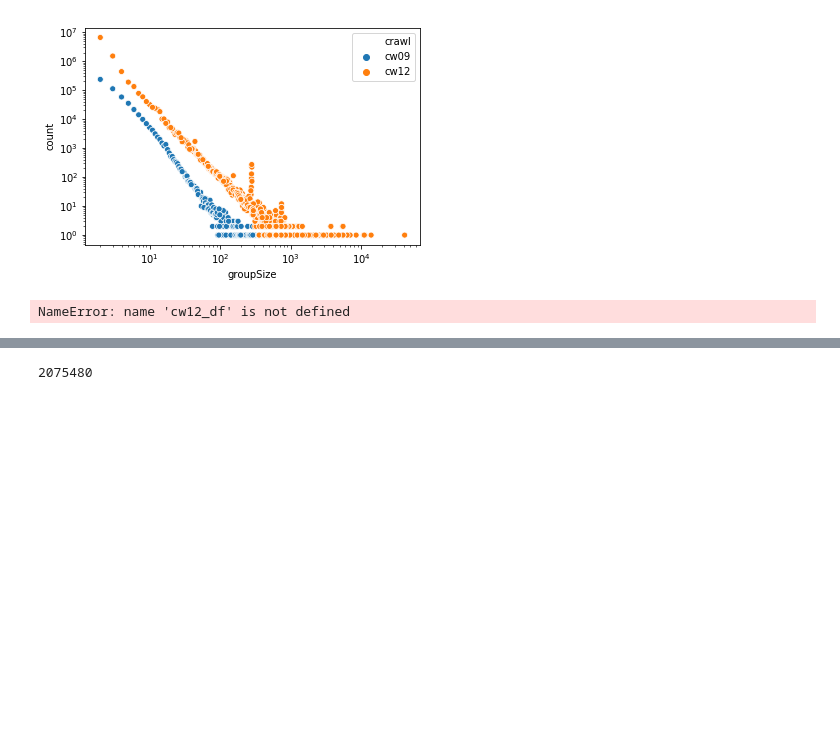
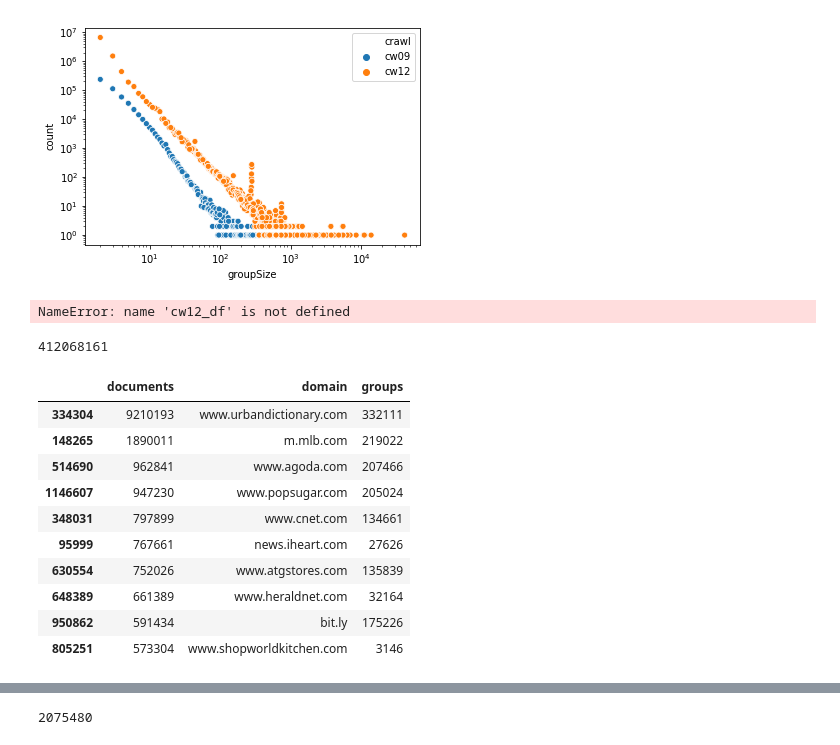
Before and after one commit to chatnoir-eu/chatnoir-copycat, a Jupyter notebook: src/main/jupyter/relevance-transfer.ipynb, the cells around one changed output, grey strips where cells are left out. Drawn from its saved outputs; the diff is of its cells as text; code cells hidden in the pictures; blank space fills up the shorter version.

Commit message:
Add new table

```diff
--- a/src/main/jupyter/relevance-transfer.ipynb
+++ b/src/main/jupyter/relevance-transfer.ipynb
@@ -268,3 +272,21 @@ NameError: name 'cw12_df' is not defined
 # %%
 cw09_domain_df = sqlContext.read.json('cikm2020/canonical-link-graph/cw09-duplicate-group-counts-per-domain').toPandas()
 cw12_domain_df = sqlContext.read.json('cikm2020/canonical-link-graph/cw12-duplicate-group-counts-per-domain').toPandas()
+cc15_domain_df = sqlContext.read.json('cikm2020/canonical-link-graph/cc-2015-11-duplicate-group-counts-per-domain').toPandas()
+cc17_domain_df = sqlContext.read.json('cikm2020/canonical-link-graph/cc-2017-04-duplicate-group-counts-per-domain').toPandas()
+# %%
+print(cc15_domain_df['documents'].sum())
+cc15_domain_df.sort_values('documents', ascending=False).head(10)
+# %% [output]
+412068161
+|  | documents | domain | groups |
+| 334304 | 9210193 | www.urbandictionary.com | 332111 |
+| 148265 | 1890011 | m.mlb.com | 219022 |
+| 514690 | 962841 | www.agoda.com | 207466 |
+| 1146607 | 947230 | www.popsugar.com | 205024 |
+| 348031 | 797899 | www.cnet.com | 134661 |
+| 95999 | 767661 | news.iheart.com | 27626 |
+| 630554 | 752026 | www.atgstores.com | 135839 |
+| 648389 | 661389 | www.heraldnet.com | 32164 |
+| 950862 | 591434 | bit.ly | 175226 |
+| 805251 | 573304 | www.shopworldkitchen.com | 3146 |
```
Also changed, not shown: parts of 4 cells of this notebook, 1 other file.
